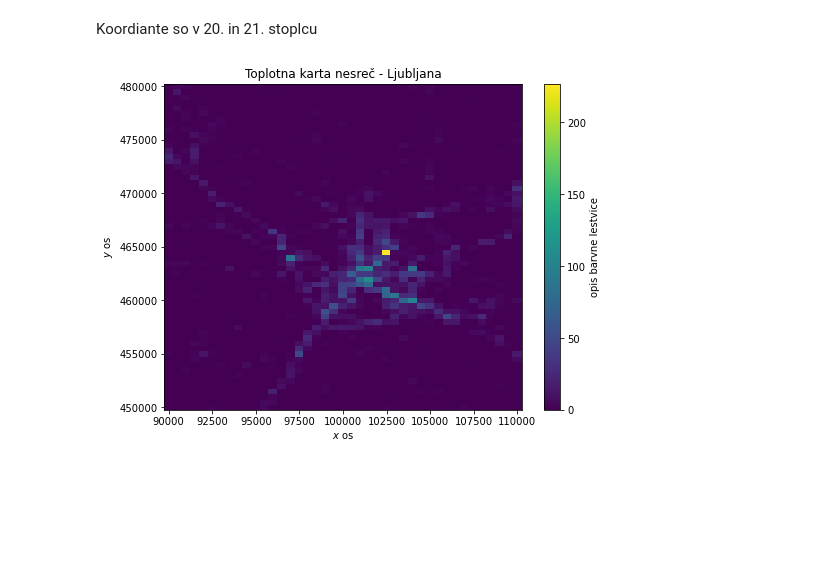
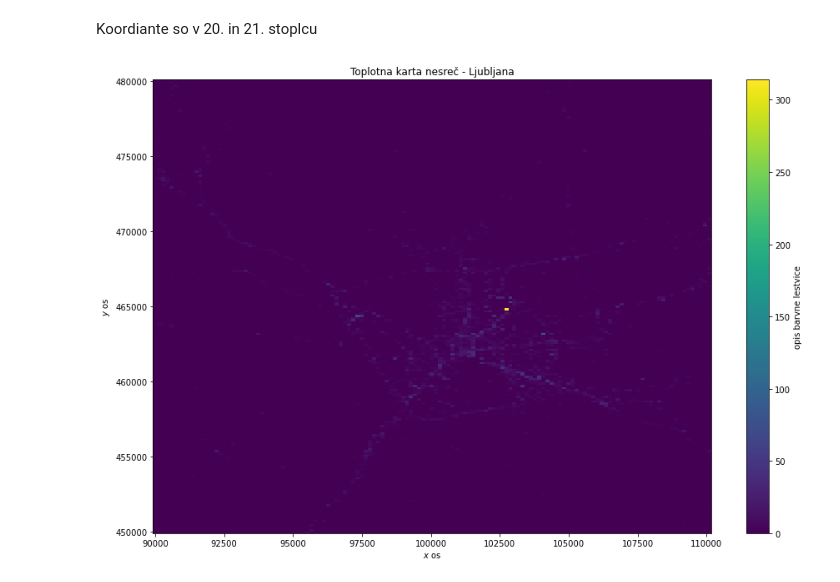
Before and after one commit to urssa/PR21AHJZMPVTBUS, a Jupyter notebook: Heatmap.ipynb, the cells around one changed output. Saved outputs shown, nothing was run; the diff lists cells and outputs as text; code cells hidden in the pictures; blank space fills up the shorter version.

```diff
--- a/Heatmap.ipynb
+++ b/Heatmap.ipynb
@@ -3,7 +3,9 @@ import pandas as pd
 import matplotlib.pyplot as plt
 import numpy as np
 # %%
-data = pd.read_csv('./Podatki/pn2019.csv', delimiter=';', encoding='mbcs')
+data19 = pd.read_csv('./Podatki/pn2019.csv', delimiter=';', encoding='mbcs')
+data20 = pd.read_csv('./Podatki/pn2020.csv', delimiter=';', encoding='mbcs')
+data = pd.concat([data19, data20])
 # %% [markdown]
 Koordiante so v 20. in 21. stoplcu
 # %%
@@ -11,20 +13,15 @@ x = data.iloc[:, 20:21]
 y = data.iloc[:, 21:22]
 xy = data.iloc[:, 20:22]
 # %%
-def narisi_graf(array_gostote):
-    # kreiranje podatkov
+def narisi_graf(array_gostote, title=""):
+    # Gauss Kruger koordiante
     array_gostote = np.array(array_gostote)
     X, Y, GP = array_gostote.T
-    #X = x.reshape(50, 50)
-    #Y = y.reshape(50, 50)
-    #GP = gp.reshape(50, 50)
-    #X += 5
-    #Y += 5
 
-    fig, ax = plt.subplots(figsize=(8, 6))
+    fig, ax = plt.subplots(figsize=(15, 10))
     heatmap = ax.pcolormesh(X, Y, GP, shading='auto')       #  heat map
     fig.colorbar(heatmap, ax=ax, label="opis barvne lestvice")
-    ax.set_title("Toplotna karta nesreč - Ljubljana")                                          # naslov grafa
+    ax.set_title(title)                                          # naslov grafa
     ax.set_xlabel("$x$ os")
     ax.set_ylabel("$y$ os")
 # %%
@@ -40,8 +35,8 @@ def gostota(x0, x1, y0, y1, xy):
     go = len(xy[(xy.GeoKoordinataX < x1) & (xy.GeoKoordinataX >= x0) & (xy.GeoKoordinataY < y1) & (xy.GeoKoordinataY >= y0)])
     return go
 
-resX = 500
-resY = 500
+resX = 150
+resY = 150
 
 arr_gostota = []
 for cx in range(xmin // resX * resX, xmax + resX, resX):
@@ -51,6 +46,6 @@ for cx in range(xmin // resX * resX, xmax + resX, resX):
         vrstica.append((cx, cy, go))
     arr_gostota.append(vrstica)
 # %%
-narisi_graf(arr_gostota)
+narisi_graf(arr_gostota, "Toplotna karta nesreč - Ljubljana")
 # %% [output]
-[figure, old version]
+[figure, new version]
```
Also changed, not shown: parts of 3 cells of this notebook, 2 other files.
